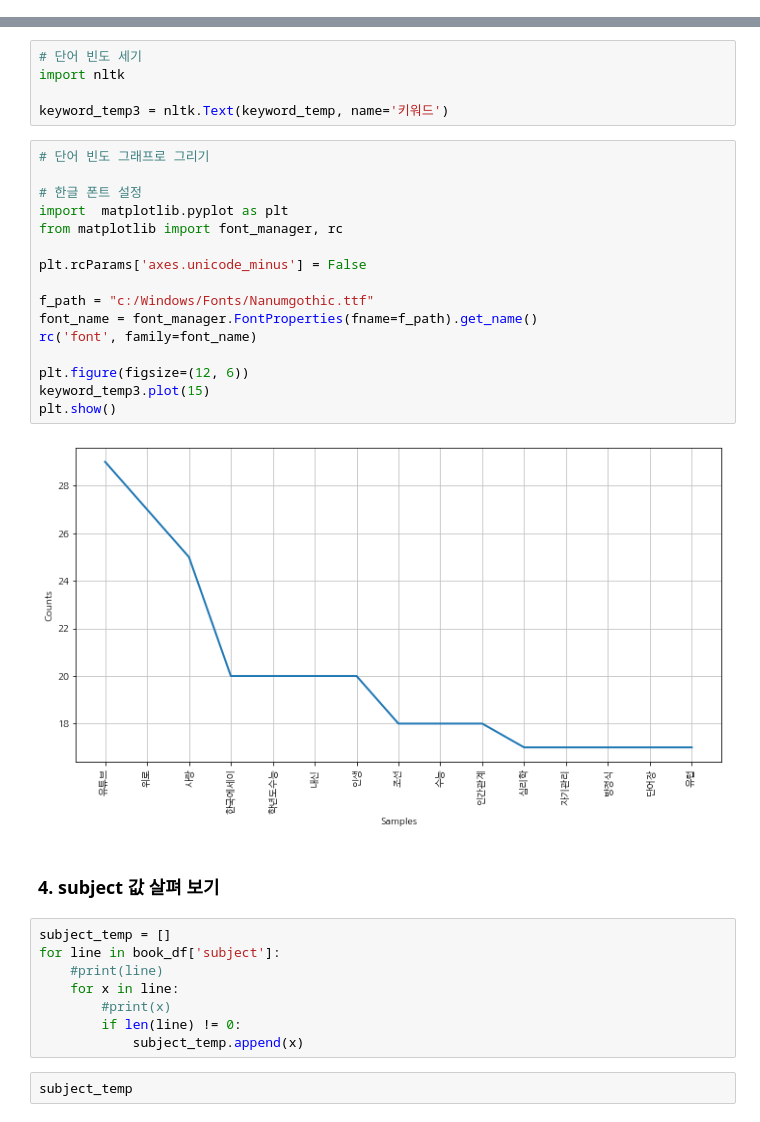
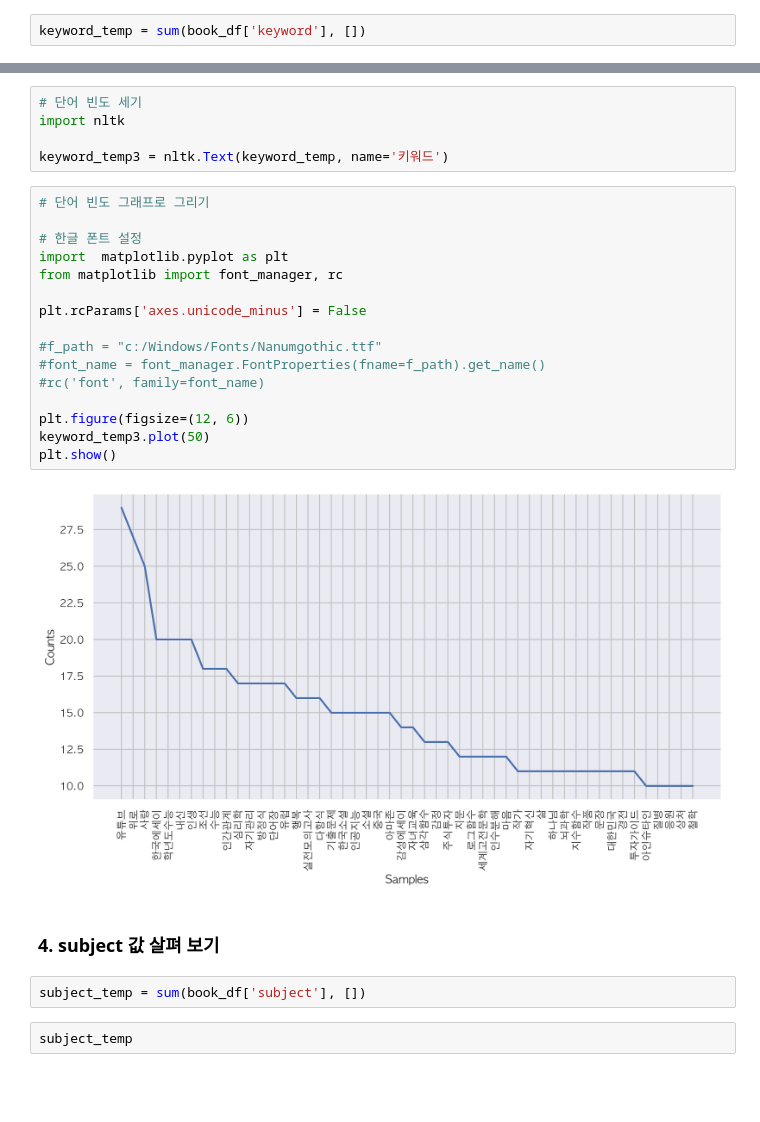
Before and after one commit to dk3059/ML_PROJECT, a Jupyter notebook: code/book_keyword_analysis.ipynb, the cells around one changed output, grey strips where cells are left out. Cells and saved outputs as stored; diff of their text form; blank space fills up the shorter version.

Commit message:
feat : keyword analysis

```diff
--- a/code/book_keyword_analysis.ipynb
+++ b/code/book_keyword_analysis.ipynb
@@ -168,3 +159,5 @@ for line in book_df['keyword'].values:
+# %%
+keyword_temp = sum(book_df['keyword'], [])
 # %%
 keyword_temp
 # %% [output]
@@ -204,31 +197,25 @@ keyword_temp3 = nltk.Text(keyword_temp, name='키워드')
 # %%
 # 단어 빈도 그래프로 그리기
 
 # 한글 폰트 설정
 import  matplotlib.pyplot as plt
 from matplotlib import font_manager, rc
 
 plt.rcParams['axes.unicode_minus'] = False
 
-f_path = "c:/Windows/Fonts/Nanumgothic.ttf"
-font_name = font_manager.FontProperties(fname=f_path).get_name()
-rc('font', family=font_name)
+#f_path = "c:/Windows/Fonts/Nanumgothic.ttf"
+#font_name = font_manager.FontProperties(fname=f_path).get_name()
+#rc('font', family=font_name)
 
 plt.figure(figsize=(12, 6))
-keyword_temp3.plot(15)
+keyword_temp3.plot(50)
 plt.show()
 # %% [output]
-[figure, old version]
+[figure, new version]
 # %% [markdown]
 ### 4. subject 값 살펴 보기
-# %%
-subject_temp = []
-for line in book_df['subject']:
-    #print(line)
-    for x in line:
-        #print(x)
-        if len(line) != 0:
-            subject_temp.append(x)
+# %%
+subject_temp = sum(book_df['subject'], [])
 # %%
 subject_temp
 # %% [output]
```
Also changed, not shown: parts of 6 cells of this notebook.
